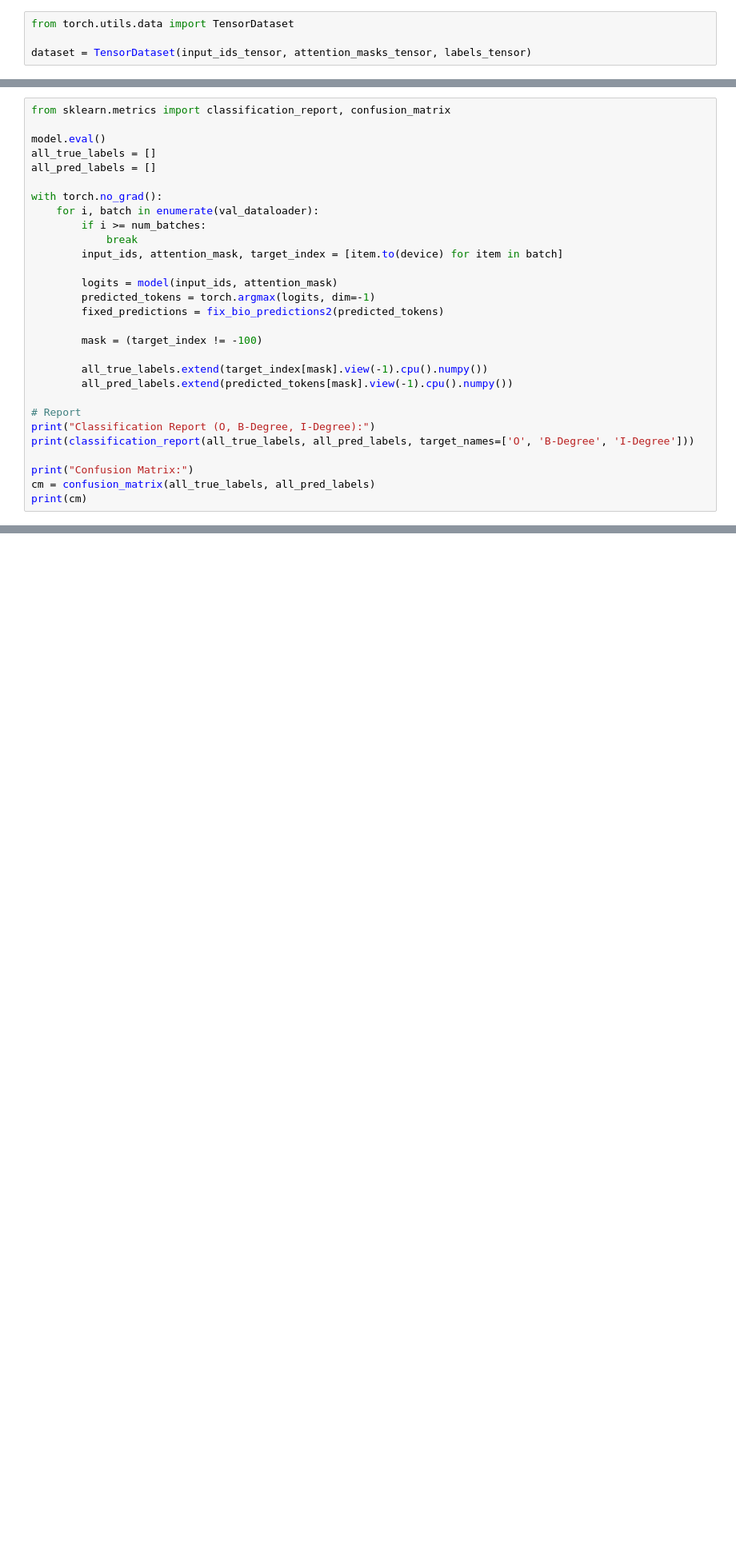
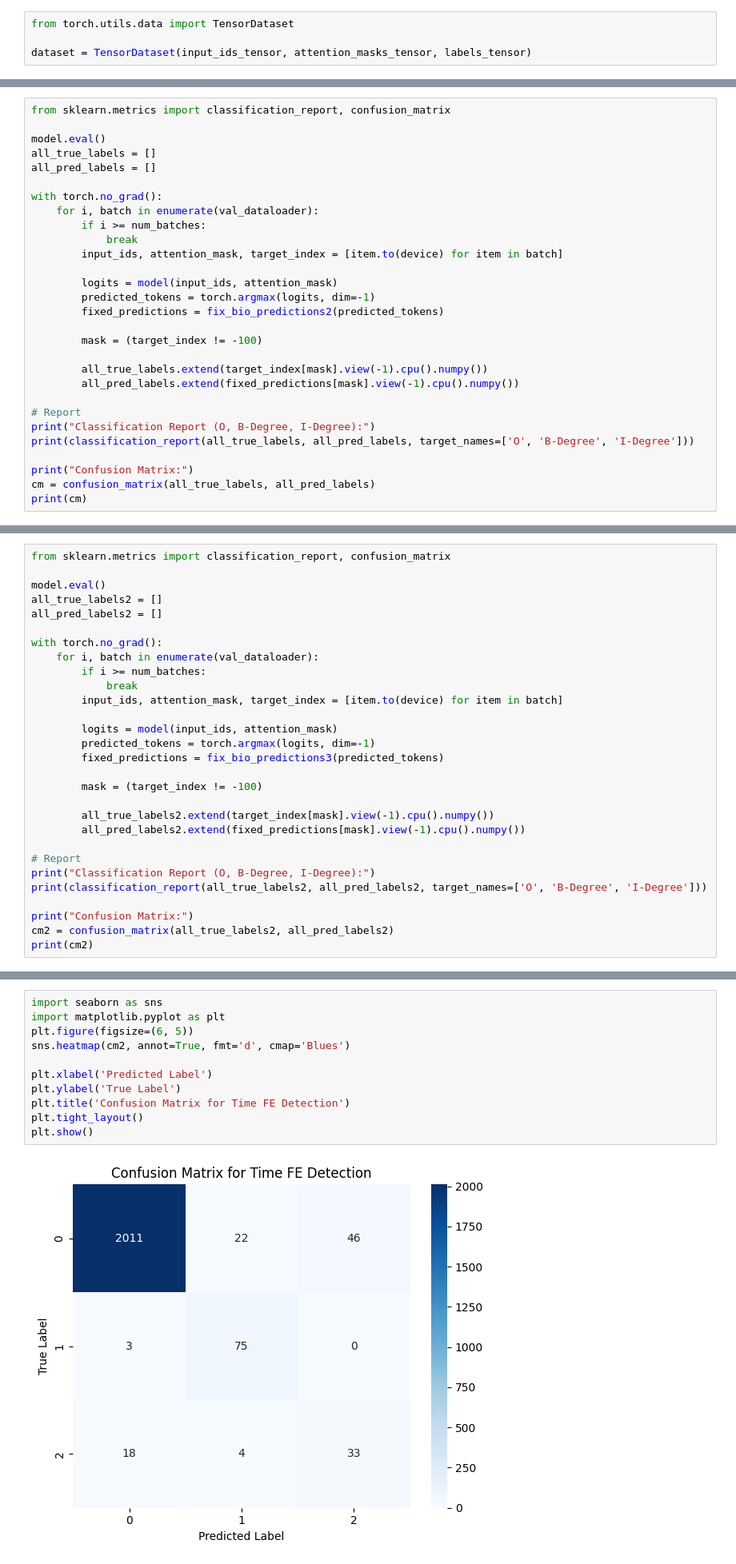
Before and after one commit to kwener/NLPProject, a Jupyter notebook: degree_FE.ipynb, the cells around one changed output, grey strips where cells are left out. Shown: that part at 80% size. Cells and saved outputs as stored; diff of their text form; blank space fills up the shorter version.

```diff
--- a/degree_FE.ipynb
+++ b/degree_FE.ipynb
@@ -274,7 +314,7 @@ with torch.no_grad():
         mask = (target_index != -100)
 
         all_true_labels.extend(target_index[mask].view(-1).cpu().numpy())
-        all_pred_labels.extend(predicted_tokens[mask].view(-1).cpu().numpy())
+        all_pred_labels.extend(fixed_predictions[mask].view(-1).cpu().numpy())
 
 # Report
 print("Classification Report (O, B-Degree, I-Degree):")
@@ -443,0 +486,29 @@ Partial Accuracy: 0.942
+# %%
+from sklearn.metrics import classification_report, confusion_matrix
+
+model.eval()
+all_true_labels2 = []
+all_pred_labels2 = []
+
+with torch.no_grad():
+    for i, batch in enumerate(val_dataloader):
+        if i >= num_batches:
+            break
+        input_ids, attention_mask, target_index = [item.to(device) for item in batch]
+
+        logits = model(input_ids, attention_mask)
+        predicted_tokens = torch.argmax(logits, dim=-1)
+        fixed_predictions = fix_bio_predictions3(predicted_tokens)
+
+        mask = (target_index != -100)
+
+        all_true_labels2.extend(target_index[mask].view(-1).cpu().numpy())
+        all_pred_labels2.extend(fixed_predictions[mask].view(-1).cpu().numpy())
+
+# Report
+print("Classification Report (O, B-Degree, I-Degree):")
+print(classification_report(all_true_labels2, all_pred_labels2, target_names=['O', 'B-Degree', 'I-Degree']))
+
+print("Confusion Matrix:")
+cm2 = confusion_matrix(all_true_labels2, all_pred_labels2)
+print(cm2)
@@ -443,0 +531,13 @@ Partial Accuracy: 0.942
+# %%
+import seaborn as sns
+import matplotlib.pyplot as plt
+plt.figure(figsize=(6, 5))
+sns.heatmap(cm2, annot=True, fmt='d', cmap='Blues')
+
+plt.xlabel('Predicted Label')
+plt.ylabel('True Label')
+plt.title('Confusion Matrix for Time FE Detection')
+plt.tight_layout()
+plt.show()
+# %% [output]
+[figure, added]
```
Also changed, not shown: parts of 11 cells of this notebook, 4 other files.
